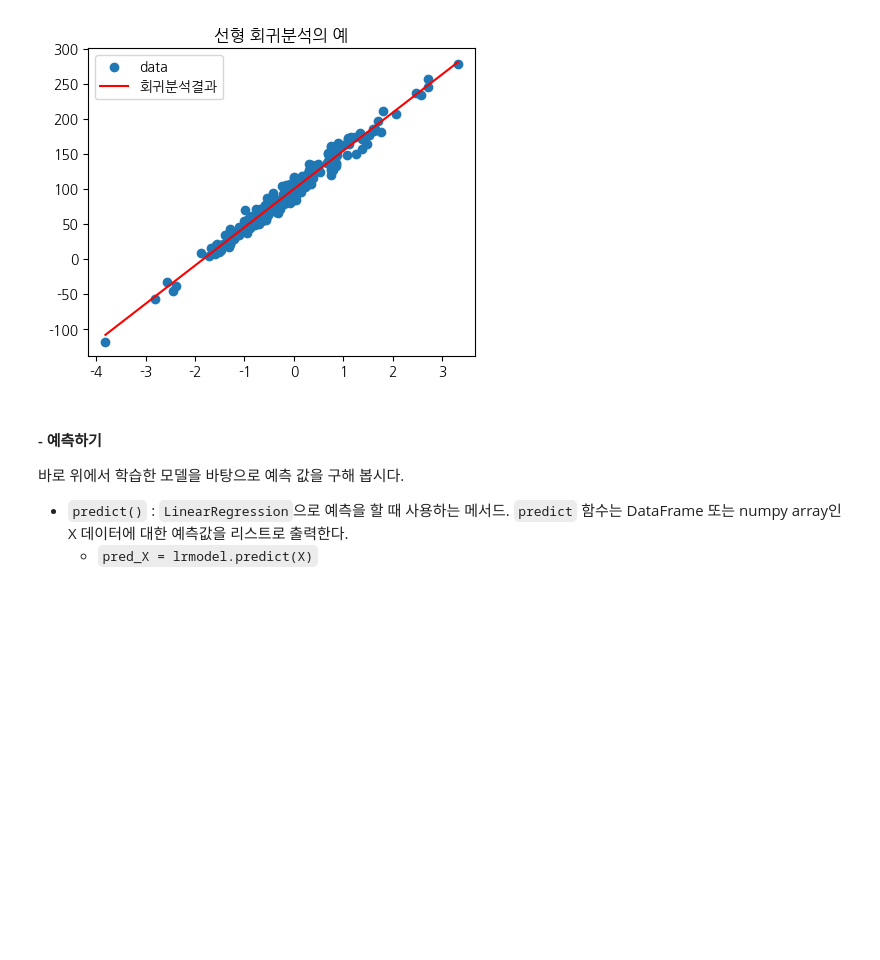
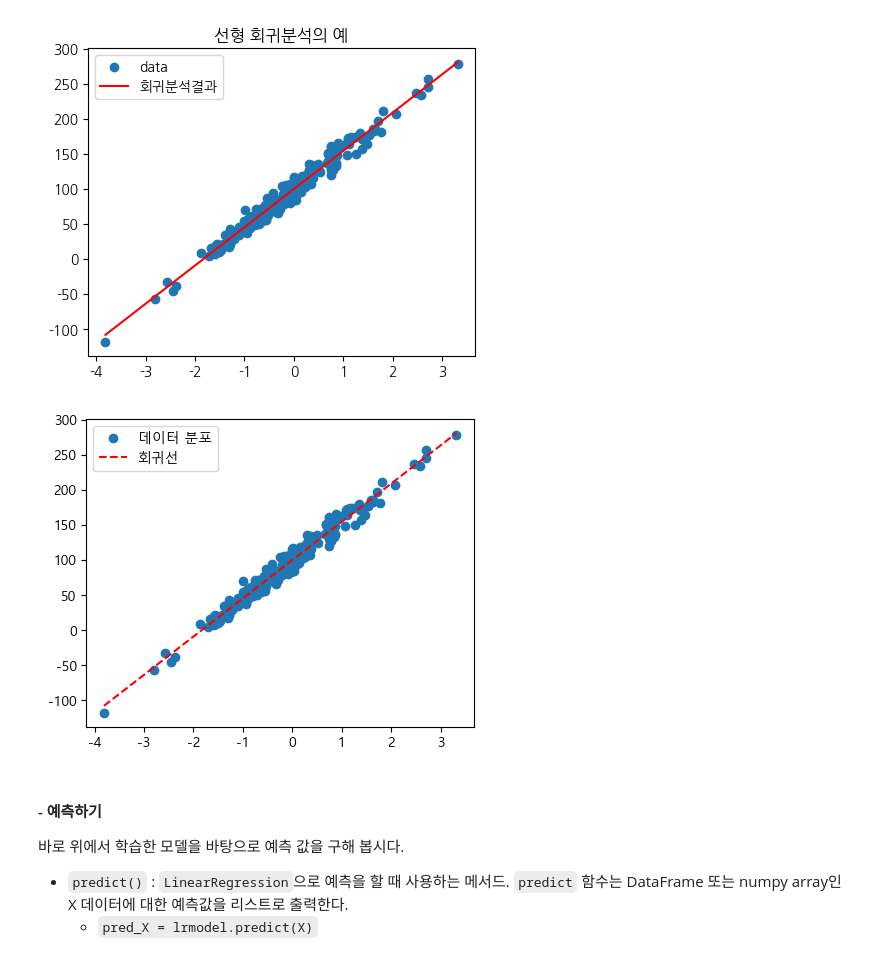
Before and after one commit to krapppp/AI, a Jupyter notebook: python/deep/04지도학습-회귀_0.ipynb, the cells around one changed output. Drawn from its saved outputs; the diff is of its cells as text; code cells hidden in the pictures; blank space fills up the shorter version.

```diff
--- a/python/deep/04지도학습-회귀_0.ipynb
+++ b/python/deep/04지도학습-회귀_0.ipynb
@@ -287,3 +307,9 @@ y_new = model.predcit(x_new)
 # LinearRegression
 # %% [output]
 [54.48664769] 100.01474440528112
+# %%
+from sklearn.linear_model import LinearRegression
+
+li_clf=LinearRegression()
+model=li_clf.fit(X0,y)
+type(li_clf)
@@ -311,6 +343,19 @@ plt.legend()
 plt.show()
 # %% [output]
 [figure]
+# %%
+plt.figure(figsize=(5,4))
+pred_space=np.linspace(X0.min(),X0.max()).reshape(-1,1)
+pred_y=li_clf.predict(pred_space)
+
+# plt.plot(X0,y,'o',label='데이터 분포')
+plt.scatter(X0,y,label='데이터 분포')
+plt.plot(pred_space,pred_y,'r--',label='회귀선')
+
+plt.legend()
+plt.show()
+# %% [output]
+[figure, added]
 # %% [markdown]
 #### - 예측하기
 
```
Also changed, not shown: parts of 20 cells of this notebook, 5 other files.
